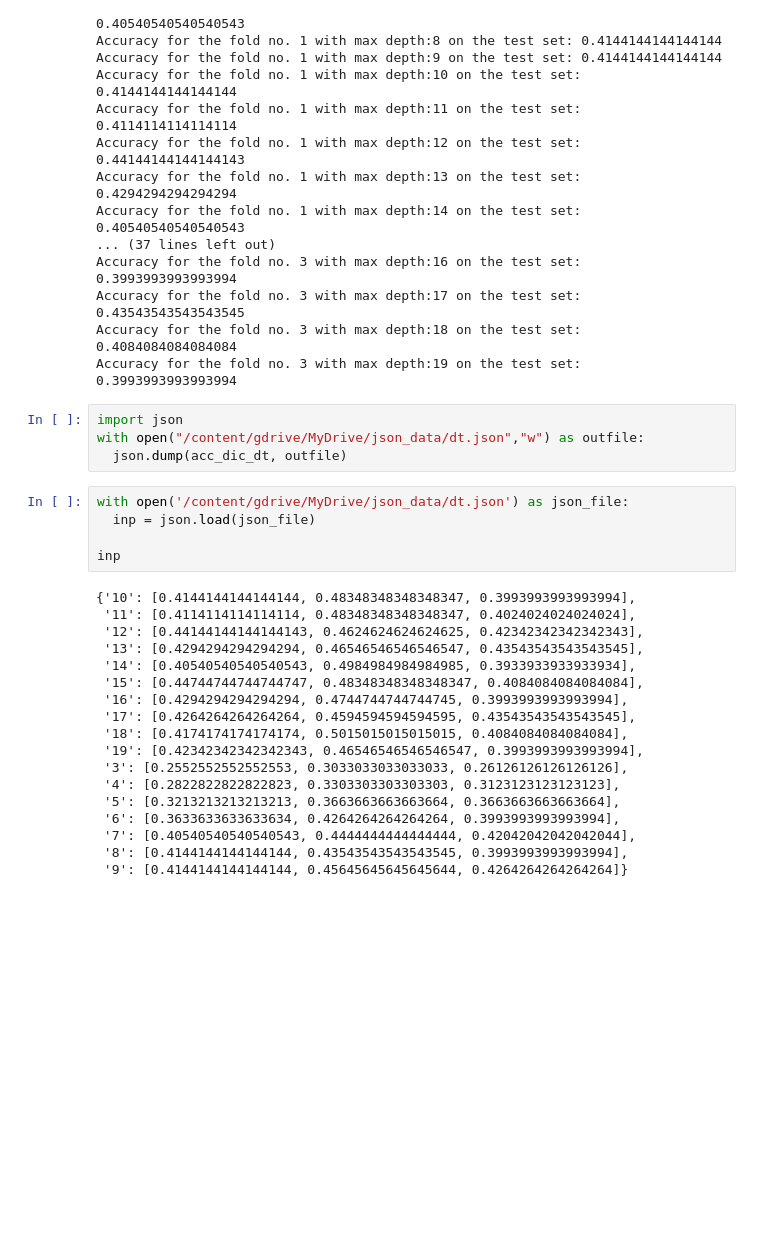
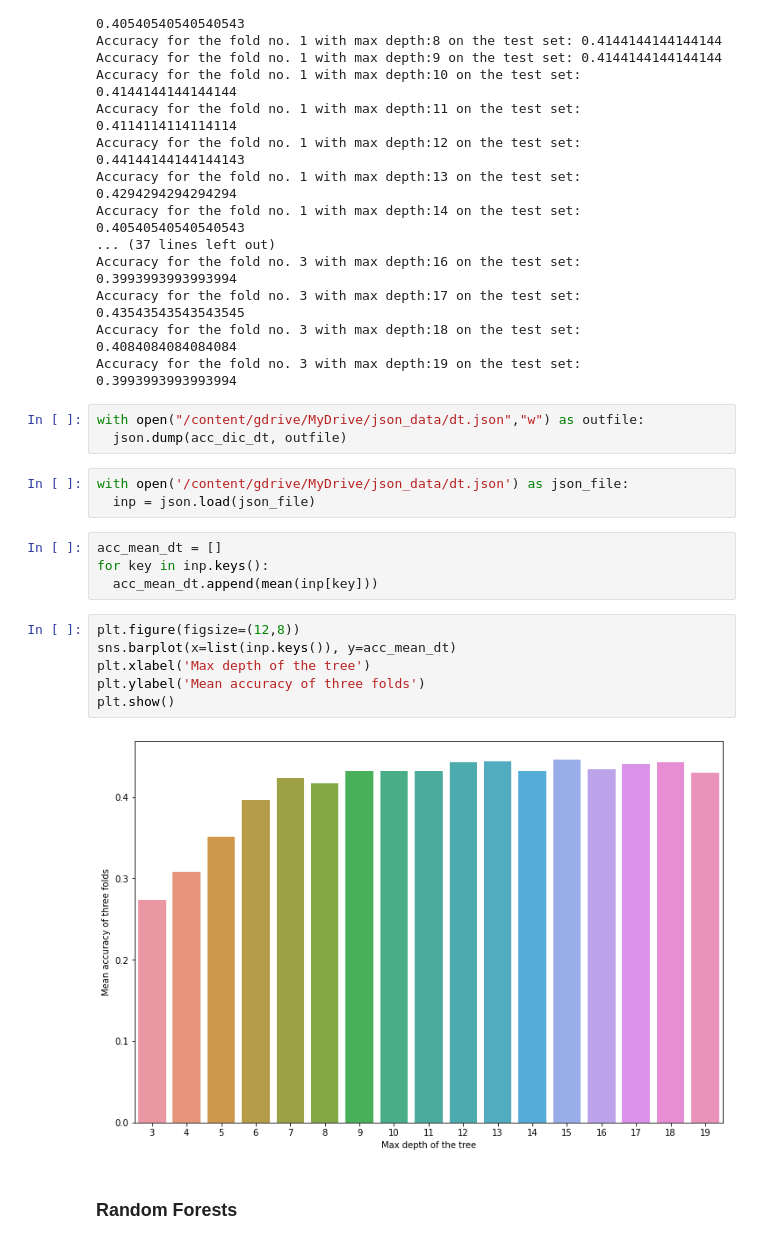
Before and after one commit to pszachew/Music-Genre-Classification, a Jupyter notebook: training_models.ipynb, the cells around one changed output. Drawn from its saved outputs; the diff is of its cells as text; blank space fills up the shorter version.

Commit message:
Finished Decision Tree

```diff
--- a/training_models.ipynb
+++ b/training_models.ipynb
@@ -224,29 +225,22 @@ Accuracy for the fold no. 3 with max depth:17 on the test set: 0.435435435435435
 Accuracy for the fold no. 3 with max depth:18 on the test set: 0.4084084084084084
 Accuracy for the fold no. 3 with max depth:19 on the test set: 0.3993993993993994
 # %%
-import json
 with open("/content/gdrive/MyDrive/json_data/dt.json","w") as outfile:
   json.dump(acc_dic_dt, outfile)
 # %%
 with open('/content/gdrive/MyDrive/json_data/dt.json') as json_file:
   inp = json.load(json_file)
-
-inp
-# %% [output]
-{'10': [0.4144144144144144, 0.48348348348348347, 0.3993993993993994],
- '11': [0.4114114114114114, 0.48348348348348347, 0.4024024024024024],
- '12': [0.44144144144144143, 0.4624624624624625, 0.42342342342342343],
- '13': [0.4294294294294294, 0.46546546546546547, 0.43543543543543545],
- '14': [0.40540540540540543, 0.4984984984984985, 0.3933933933933934],
- '15': [0.44744744744744747, 0.48348348348348347, 0.4084084084084084],
- '16': [0.4294294294294294, 0.4744744744744745, 0.3993993993993994],
- '17': [0.4264264264264264, 0.4594594594594595, 0.43543543543543545],
- '18': [0.4174174174174174, 0.5015015015015015, 0.4084084084084084],
- '19': [0.42342342342342343, 0.46546546546546547, 0.3993993993993994],
- '3': [0.2552552552552553, 0.3033033033033033, 0.26126126126126126],
- '4': [0.2822822822822823, 0.3303303303303303, 0.3123123123123123],
- '5': [0.3213213213213213, 0.3663663663663664, 0.3663663663663664],
- '6': [0.3633633633633634, 0.4264264264264264, 0.3993993993993994],
- '7': [0.40540540540540543, 0.4444444444444444, 0.42042042042042044],
- '8': [0.4144144144144144, 0.43543543543543545, 0.3993993993993994],
- '9': [0.4144144144144144, 0.45645645645645644, 0.4264264264264264]}
+# %%
+acc_mean_dt = []
+for key in inp.keys():
+  acc_mean_dt.append(mean(inp[key]))
+# %%
+plt.figure(figsize=(12,8))
+sns.barplot(x=list(inp.keys()), y=acc_mean_dt)
+plt.xlabel('Max depth of the tree')
+plt.ylabel('Mean accuracy of three folds')
+plt.show()
+# %% [output]
+[figure, added]
+# %% [markdown]
+### **Random Forests**
```
Also changed, not shown: parts of 8 cells of this notebook.
